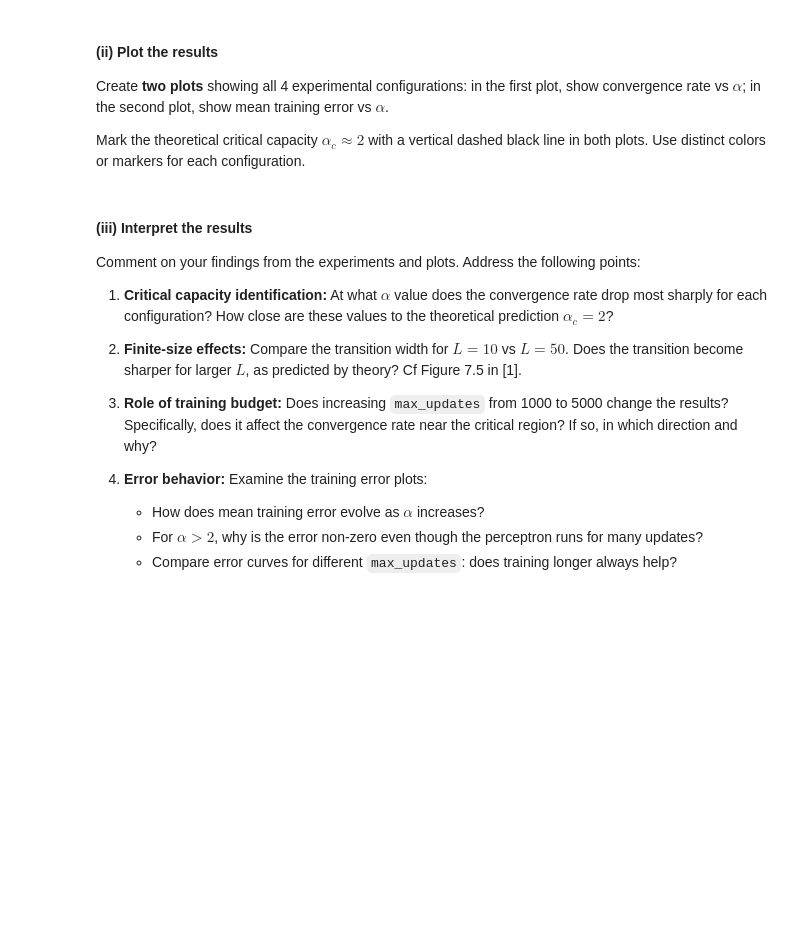
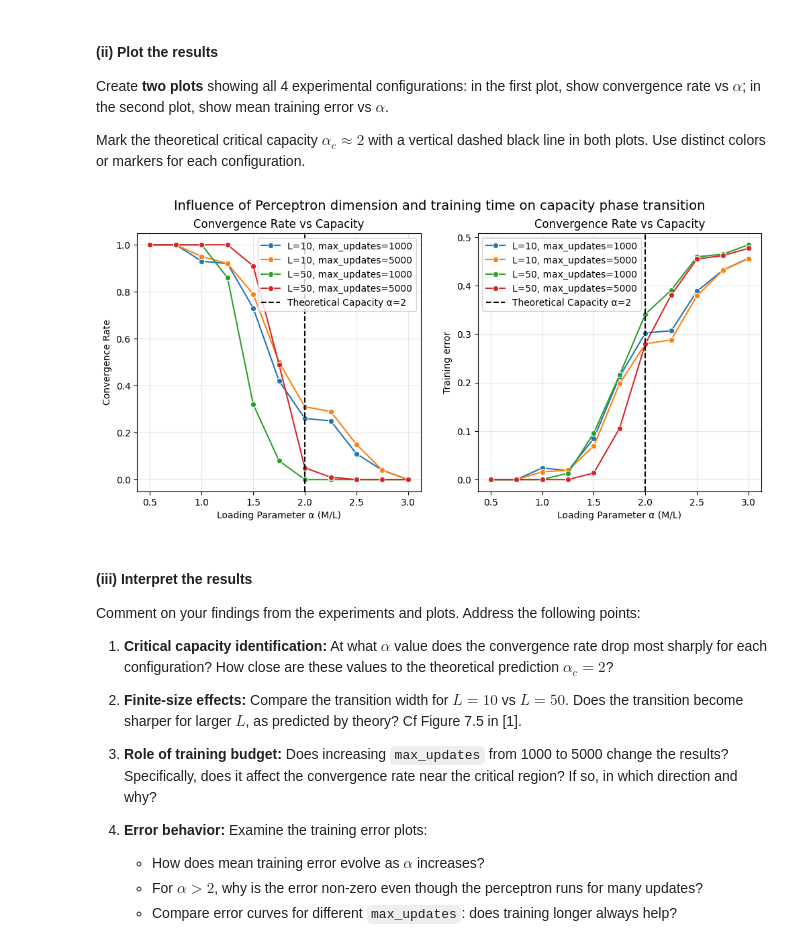
Before and after one commit to brucsk/machine-learning-cogmaster-m2, a Jupyter notebook: Exam/exam_START.ipynb, the cells around one changed output. Saved outputs shown, nothing was run; the diff lists cells and outputs as text; code cells hidden in the pictures; blank space fills up the shorter version.

```diff
--- a/Exam/exam_START.ipynb
+++ b/Exam/exam_START.ipynb
@@ -179,6 +487,57 @@ Run systematic experiments to verify the critical capacity $\alpha_c \approx 2$
 Create **two plots** showing all 4 experimental configurations: in the first plot, show convergence rate vs $\alpha$; in the second plot, show mean training error vs $\alpha$.
 
 Mark the theoretical critical capacity $\alpha_c \approx 2$ with a vertical dashed black line in both plots. Use distinct colors or markers for each configuration.
+# %%
+import matplotlib.pyplot as plt
+import pandas as pd
+import seaborn as sns
+
+def plot_perceptron_results(results_df_list: list[pd.DataFrame], combinations_test: list[tuple]) -> None:
+    """ Create two plots showing different exxperimental configurations of perceptron capacity test:
+    the first plot shows convergence rate vs alpha, the second plot shows training error vs alpha.
+
+    Parameters
+    ----------
+        results_df (pd.DataFrame): DataFrame with columns: "alpha", "convergence-rate", "training error"
+        combinations_test (list of tuple): List of tuples (L, max_updates) corresponding the testing params of each df
+    """
+    fig, axs = plt.subplots(1, 2, figsize=(12, 5))
+    for i, df in enumerate(results_df_list):
+        L, max_updates = combinations_test[i]
+
+        label = f"L={L}, max_updates={max_updates}"
+
+        # Plot convergence rate
+        ax = axs[0]
+        sns.lineplot(ax=ax, data=df, x='alpha', y='convergence_rate', marker='o', label=label)
+
+        # Plot training error
+        ax = axs[1]
+        sns.lineplot(ax=ax, data=df, x='alpha', y='training_error', marker='o', label=label)
+
+    ax = axs[0]
+    ax.axvline(x=2.0, color='k', linestyle='--', label='Theoretical Capacity α=2')
+    ax.set_ylabel('Convergence Rate')
+    ax.set_xlabel('Loading Parameter α (M/L)')
+    ax.set_title('Convergence Rate vs Capacity')
+    ax.grid(alpha=0.3)
+    ax.legend()
+
+    ax = axs[1]
+    ax.axvline(x=2.0, color='k', linestyle='--', label='Theoretical Capacity α=2')
+    ax.set_ylabel('Training error')
+    ax.set_xlabel('Loading Parameter α (M/L)')
+    ax.set_title('Convergence Rate vs Capacity')
+    ax.grid(alpha=0.3)
+
+    fig.suptitle('Influence of Perceptron dimension and training time on capacity phase transition', fontsize=14)
+    ax.legend()
+
+
+
+plot_perceptron_results(results_df_list, combinations_test)
+# %% [output]
+[figure, added]
 # %% [markdown]
 #### (iii) Interpret the results
 
```
Also changed, not shown: parts of 12 cells of this notebook.
